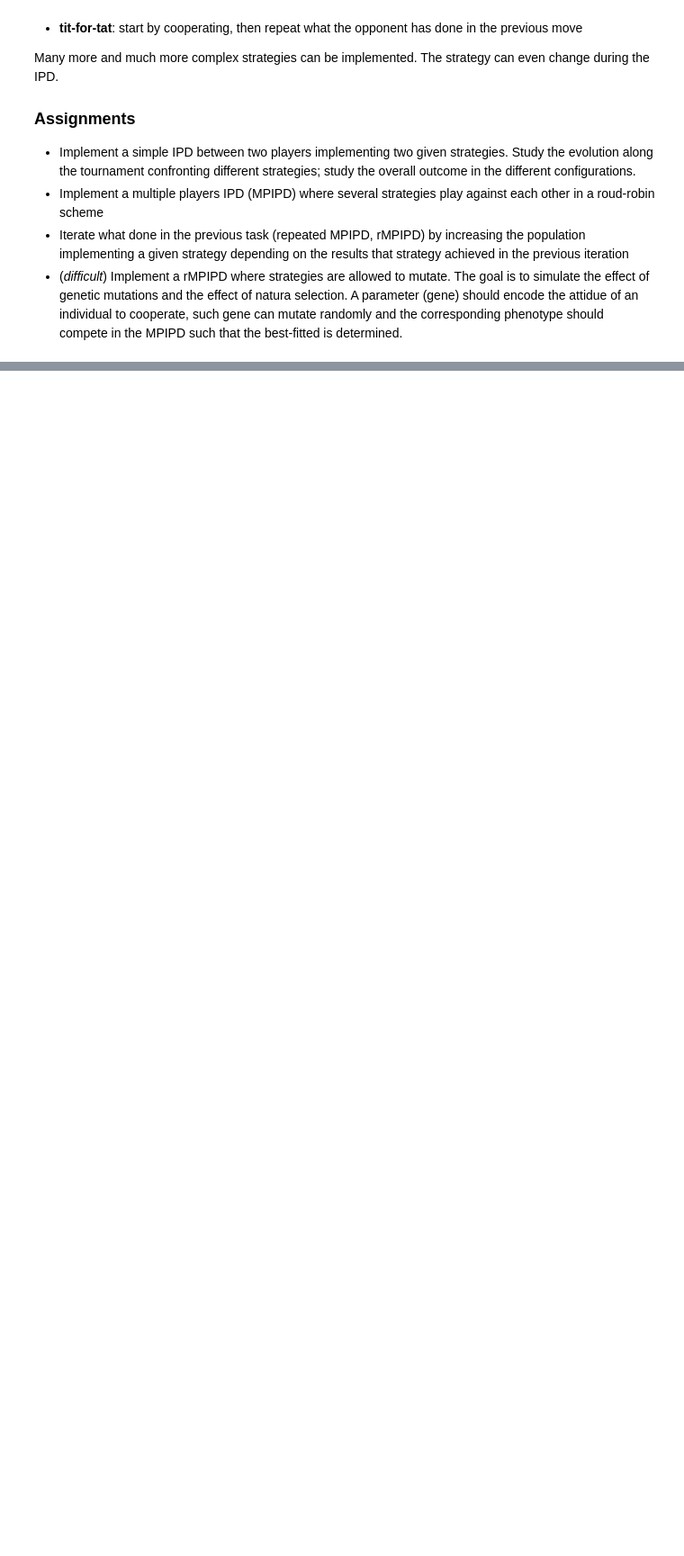
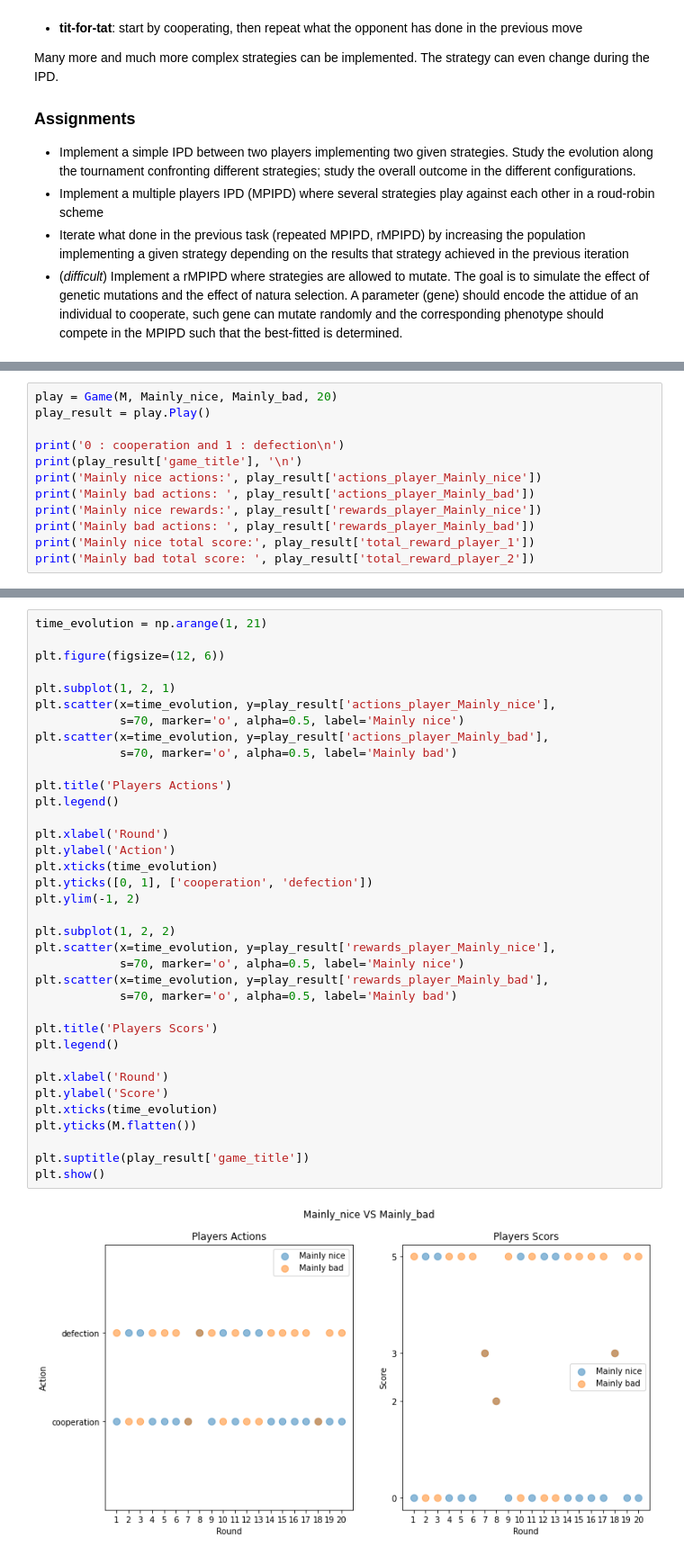
Before and after one commit to cpthooman/Iterative-Prisoner-s-Dilemma, a Jupyter notebook: Project.ipynb, the cells around one changed output, grey strips where cells are left out. Shown at 90% size. Saved outputs shown, nothing was run; the diff lists cells and outputs as text; blank space fills up the shorter version.

```diff
--- a/Project.ipynb
+++ b/Project.ipynb
@@ -61,0 +404,12 @@ Many more and much more complex strategies can be implemented. The strategy can
+# %%
+play = Game(M, Mainly_nice, Mainly_bad, 20)
+play_result = play.Play()
+
+print('0 : cooperation and 1 : defection\n')
+print(play_result['game_title'], '\n')
+print('Mainly nice actions:', play_result['actions_player_Mainly_nice'])
+print('Mainly bad actions: ', play_result['actions_player_Mainly_bad'])
+print('Mainly nice rewards:', play_result['rewards_player_Mainly_nice'])
+print('Mainly bad actions: ', play_result['rewards_player_Mainly_bad'])
+print('Mainly nice total score:', play_result['total_reward_player_1'])
+print('Mainly bad total score: ', play_result['total_reward_player_2'])
@@ -61,0 +429,38 @@ Many more and much more complex strategies can be implemented. The strategy can
+# %%
+time_evolution = np.arange(1, 21)
+
+plt.figure(figsize=(12, 6))
+
+plt.subplot(1, 2, 1)
+plt.scatter(x=time_evolution, y=play_result['actions_player_Mainly_nice'],
+            s=70, marker='o', alpha=0.5, label='Mainly nice')
+plt.scatter(x=time_evolution, y=play_result['actions_player_Mainly_bad'],
+            s=70, marker='o', alpha=0.5, label='Mainly bad')
+
+plt.title('Players Actions')
+plt.legend()
+
+plt.xlabel('Round')
+plt.ylabel('Action')
+plt.xticks(time_evolution)
+plt.yticks([0, 1], ['cooperation', 'defection'])
+plt.ylim(-1, 2)
+
+plt.subplot(1, 2, 2)
+plt.scatter(x=time_evolution, y=play_result['rewards_player_Mainly_nice'],
+            s=70, marker='o', alpha=0.5, label='Mainly nice')
+plt.scatter(x=time_evolution, y=play_result['rewards_player_Mainly_bad'],
+            s=70, marker='o', alpha=0.5, label='Mainly bad')
+
+plt.title('Players Scors')
+plt.legend()
+
+plt.xlabel('Round')
+plt.ylabel('Score')
+plt.xticks(time_evolution)
+plt.yticks(M.flatten())
+
+plt.suptitle(play_result['game_title'])
+plt.show()
+# %% [output]
+[figure, added]
```
Also changed, not shown: parts of 50 cells of this notebook.
